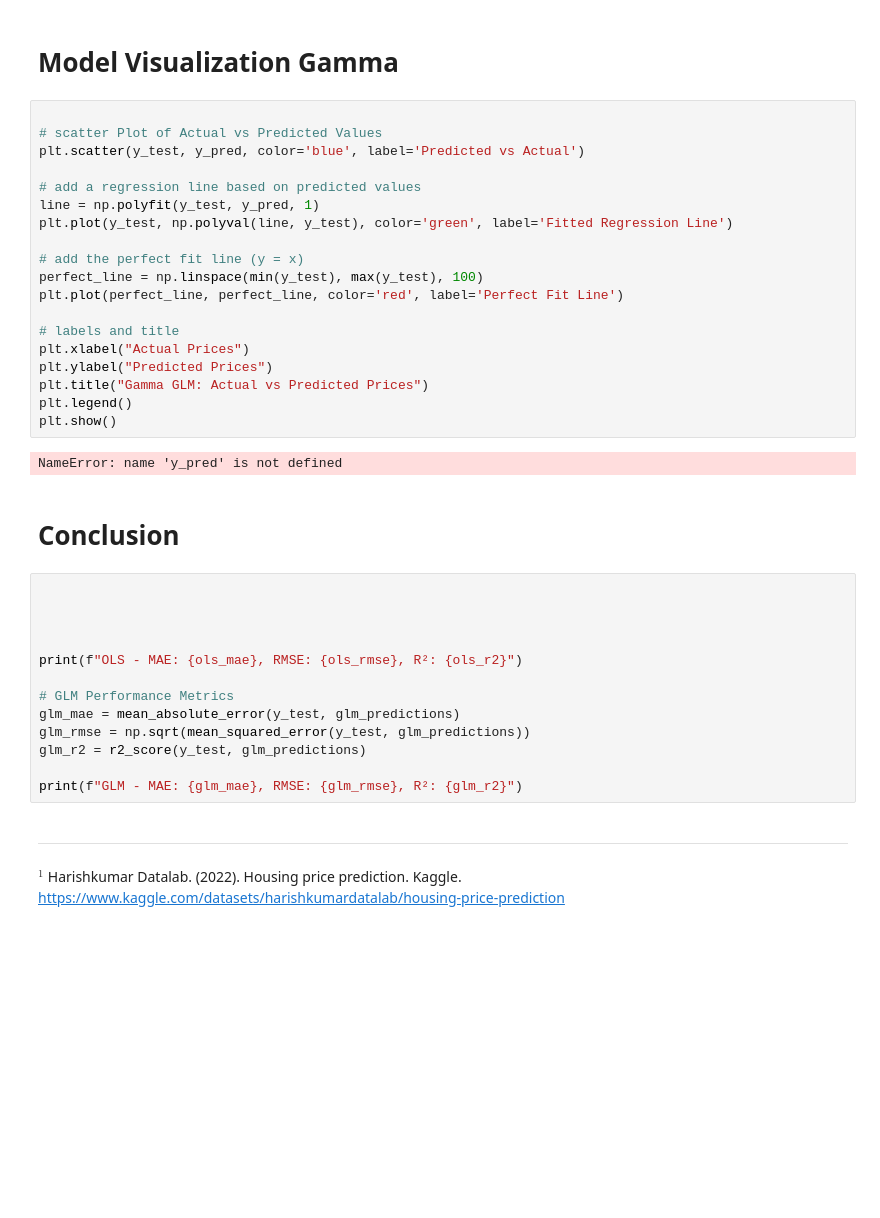
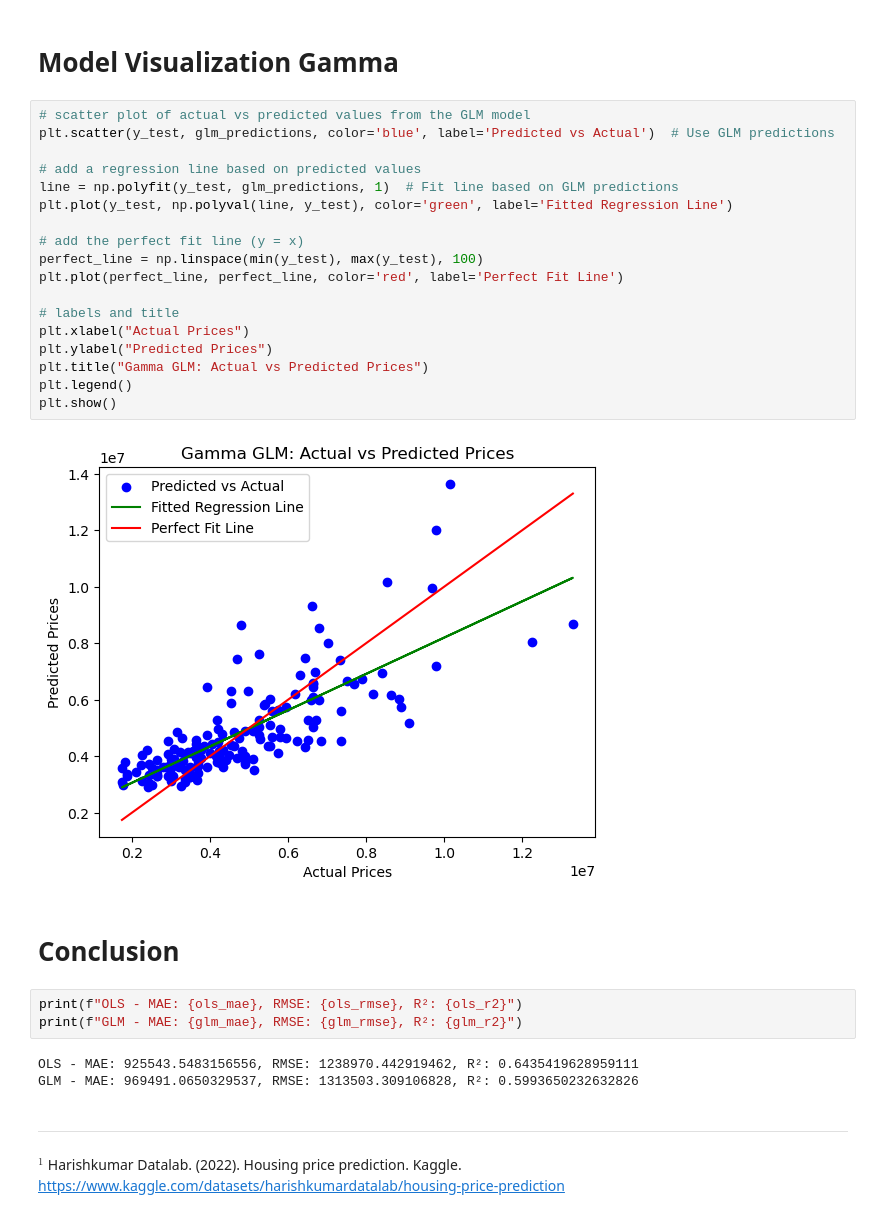
Before and after one commit to apadin-usd/AAI-500-Final-Project-Code-Team-4, a Jupyter notebook: notebooks/final_project.ipynb, the cells around one changed output. Drawn from its saved outputs; the diff is of its cells as text; blank space fills up the shorter version.

```diff
--- a/notebooks/final_project.ipynb
+++ b/notebooks/final_project.ipynb
@@ -378,41 +378,33 @@ GLM - MAE: 969491.0650329537, RMSE: 1313503.309106828, R²: 0.5993650232632826
 # %% [markdown]
 # Model Visualization Gamma
 # %%
-
-# scatter Plot of Actual vs Predicted Values
-plt.scatter(y_test, y_pred, color='blue', label='Predicted vs Actual')
+# scatter plot of actual vs predicted values from the GLM model
+plt.scatter(y_test, glm_predictions, color='blue', label='Predicted vs Actual')  # Use GLM predictions
 
 # add a regression line based on predicted values
-line = np.polyfit(y_test, y_pred, 1)
+line = np.polyfit(y_test, glm_predictions, 1)  # Fit line based on GLM predictions
 plt.plot(y_test, np.polyval(line, y_test), color='green', label='Fitted Regression Line')
 
 # add the perfect fit line (y = x)
 perfect_line = np.linspace(min(y_test), max(y_test), 100)
 plt.plot(perfect_line, perfect_line, color='red', label='Perfect Fit Line')
 
 # labels and title
 plt.xlabel("Actual Prices")
 plt.ylabel("Predicted Prices")
 plt.title("Gamma GLM: Actual vs Predicted Prices")
 plt.legend()
 plt.show()
 # %% [output]
-NameError: name 'y_pred' is not defined
+[figure, added]
 # %% [markdown]
 # Conclusion
 # %%
-
-
-
-
 print(f"OLS - MAE: {ols_mae}, RMSE: {ols_rmse}, R²: {ols_r2}")
-
-# GLM Performance Metrics
-glm_mae = mean_absolute_error(y_test, glm_predictions)
-glm_rmse = np.sqrt(mean_squared_error(y_test, glm_predictions))
-glm_r2 = r2_score(y_test, glm_predictions)
-
 print(f"GLM - MAE: {glm_mae}, RMSE: {glm_rmse}, R²: {glm_r2}")
+# %% [output]
+OLS - MAE: 925543.5483156556, RMSE: 1238970.442919462, R²: 0.6435419628959111
+GLM - MAE: 969491.0650329537, RMSE: 1313503.309106828, R²: 0.5993650232632826
 # %% [markdown]
 
 ----------------
```
Also changed, not shown: parts of 2 cells of this notebook.
